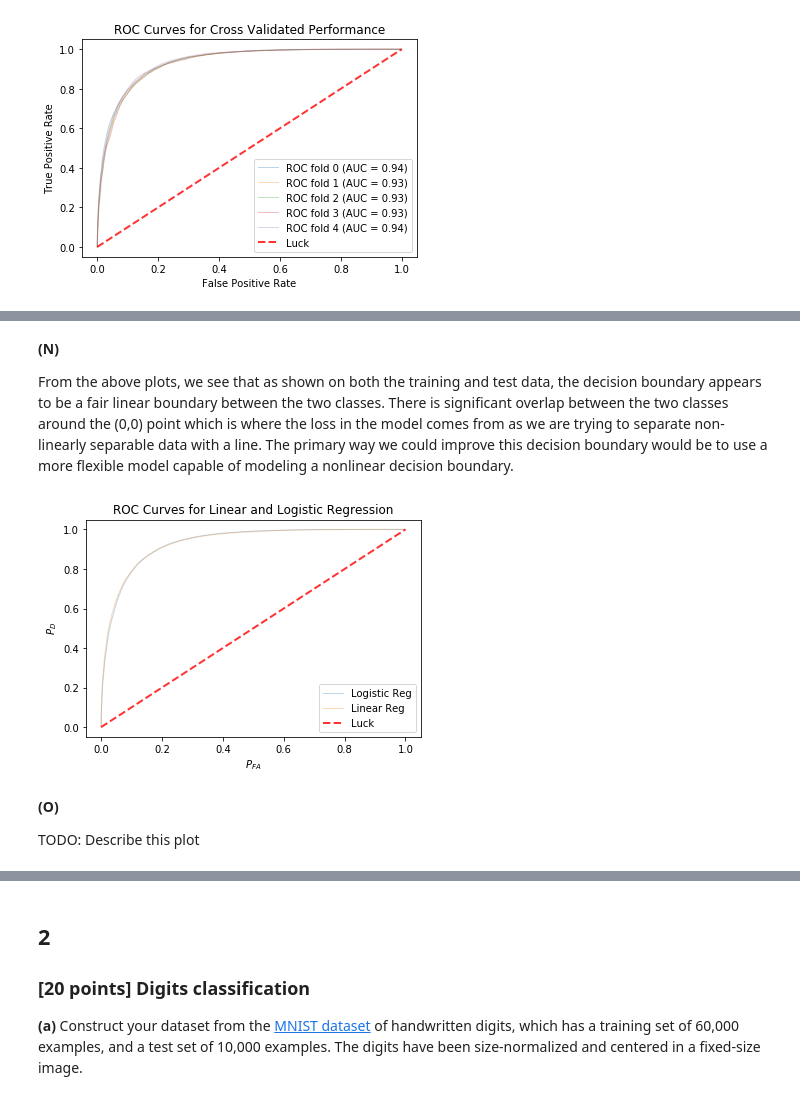
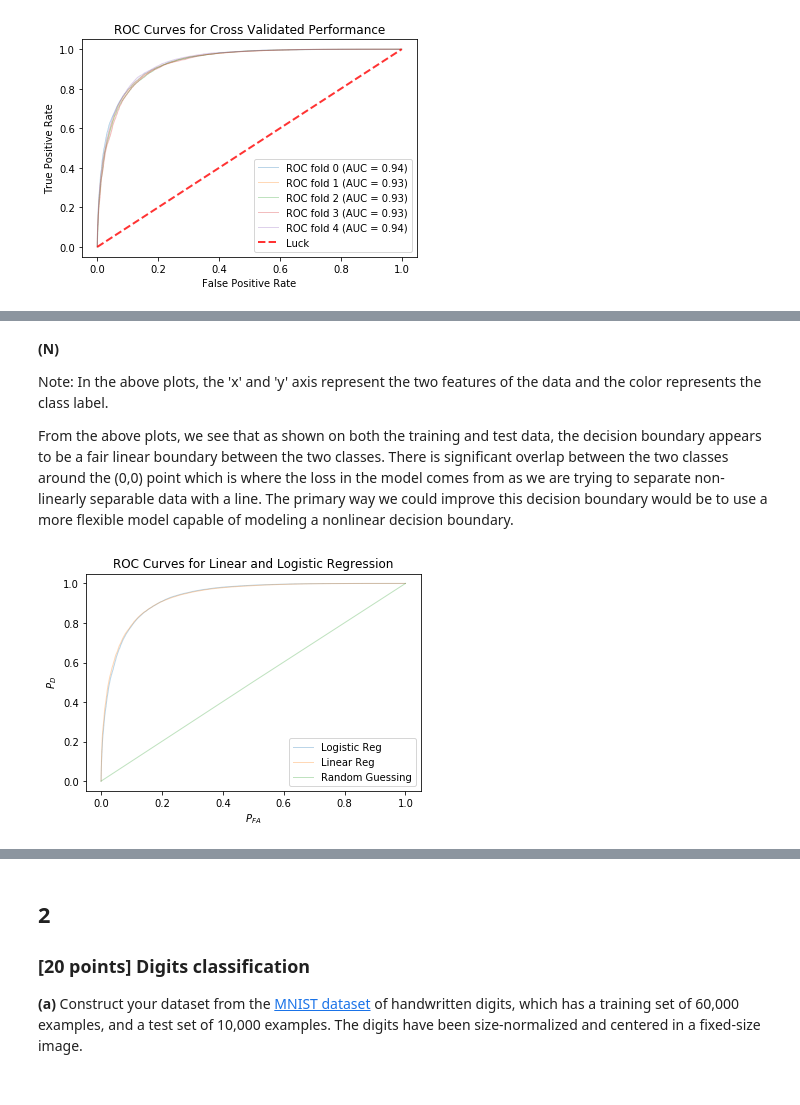
Before and after one commit to inkawhich/machine-learning-course, a Jupyter notebook: Assignment 3.ipynb, the cells around one changed output, grey strips where cells are left out. Saved outputs shown, nothing was run; the diff lists cells and outputs as text; code cells hidden in the pictures.

```diff
--- a/Assignment 3.ipynb
+++ b/Assignment 3.ipynb
@@ -644,39 +642,42 @@ plt.show()
 # %% [markdown]
 **(N)**
 
+Note: In the above plots, the 'x' and 'y' axis represent the two features of the data and the color represents the class label.
+
 From the above plots, we see that as shown on both the training and test data, the decision boundary appears to be a fair linear boundary between the two classes. There is significant overlap between the two classes around the (0,0) point which is where the loss in the model comes from as we are trying to separate non-linearly separable data with a line. The primary way we could improve this decision boundary would be to use a more flexible model capable of modeling a nonlinear decision boundary.
 # %%
 ###############################################
 # (O)
 ###############################################
-# TODO: Implement O here...
-# Compare your trained model to random guessing as well as using linear regression. Show ROC curves for both and your model all on one plot. How does your model compare in terms of performance?
-
+from sklearn.metrics import roc_curve, auc
+import sklearn.linear_model
 # Predict with my model
 my_model_preds = predict(best_weights,test_data)
 my_model_preds[my_model_preds < .5] = 0
 my_model_preds[my_model_preds >= .5] = 1
 fpr, tpr, thresholds = roc_curve(test_labels, my_model_preds)
 plt.plot(fpr, tpr, lw=1, alpha=0.3,label='Logistic Reg')
 
 # Predict with linear regression
 lin_reg = sklearn.linear_model.LinearRegression()
 lin_reg.fit(train_data, train_labels)
 lin_reg_preds = lin_reg.predict(test_data)
 fpr, tpr, thresholds = roc_curve(test_labels, lin_reg_preds)
 plt.plot(fpr, tpr, lw=1, alpha=0.3,label='Linear Reg')
 
+# Predict with random guessing
+random_preds = np.random.randint(2, size=len(lin_reg_preds))
+fpr, tpr, thresholds = roc_curve(test_labels, random_preds)
+plt.plot(fpr, tpr, lw=1, alpha=0.3,label='Random Guessing')
+
+
 # ROC lucky guessing
-plt.plot([0, 1], [0, 1], linestyle='--', lw=2, color='r',label='Luck', alpha=.8)
+#plt.plot([0, 1], [0, 1], linestyle='--', lw=2, color='r',label='Luck', alpha=.8)
 
 plt.title("ROC Curves for Linear and Logistic Regression")
 plt.xlabel("$P_{FA}$")
 plt.ylabel("$P_{D}$")
 plt.legend()
 plt.show()
 # %% [output]
-[figure, old version]
+[figure, new version]
-# %% [markdown]
-**(O)**
-
-TODO: Describe this plot
```
Also changed, not shown: parts of 26 cells of this notebook.
